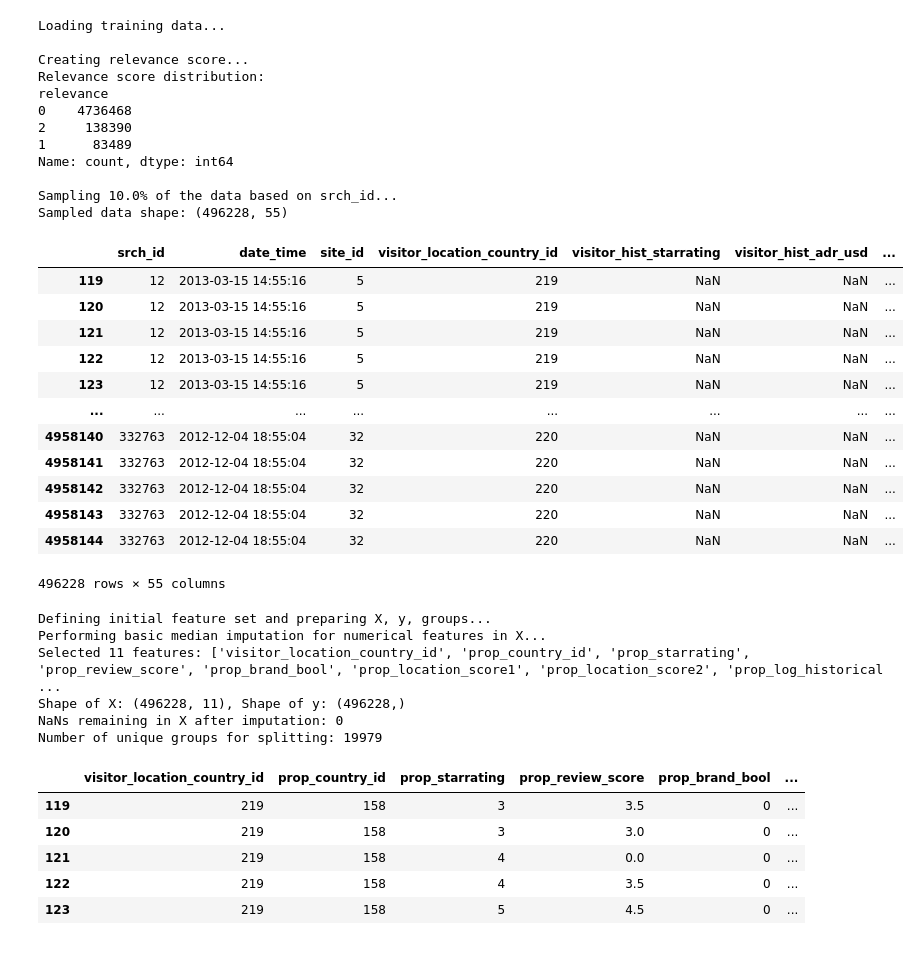
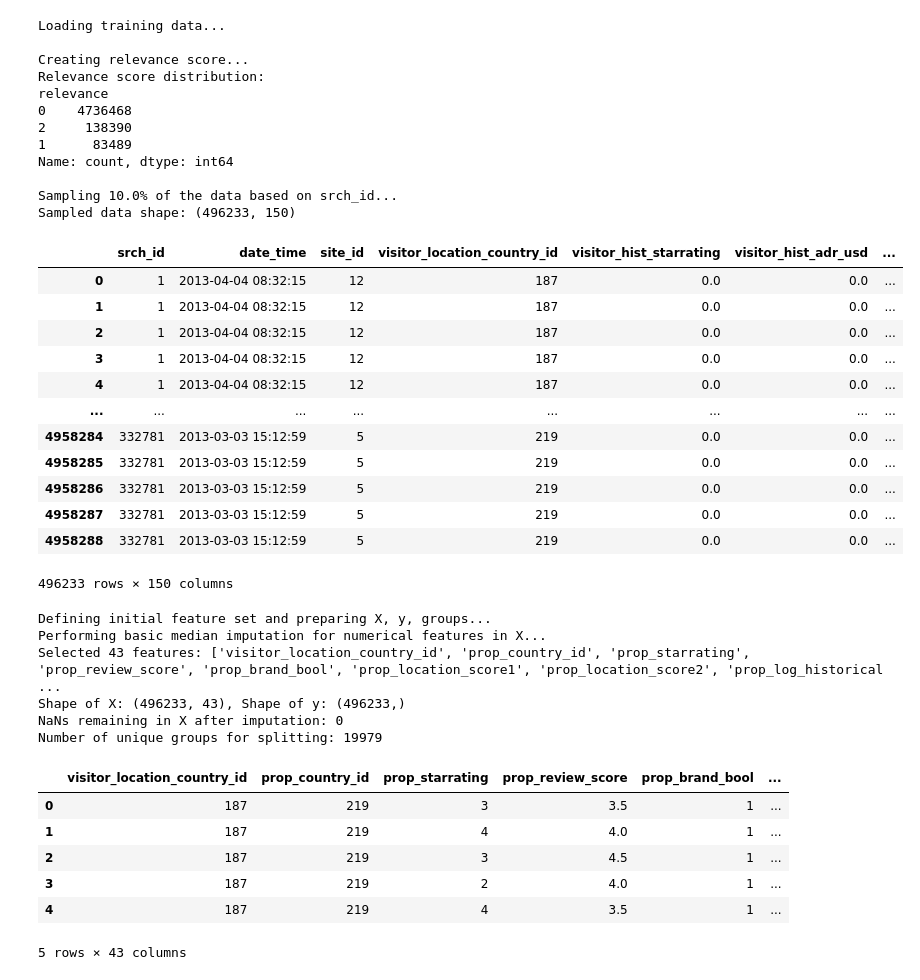
Before and after one commit to ChiefGitau/dm_kaggle_Personalize_Expedia_Hotel, a Jupyter notebook: main.ipynb, the cells around one changed output. Drawn from its saved outputs; the diff is of its cells as text; code cells hidden in the pictures.

```diff
--- a/main.ipynb
+++ b/main.ipynb
@@ -17,10 +17,10 @@ import warnings # For managing warnings from Optuna/LightGBM if needed
 
 # --- Configuration ---
 
-DATA_DIR = '../data.nosync'
-TRAIN_FILE = os.path.join(DATA_DIR, 'train_imputed.csv')
-TEST_FILE = os.path.join(DATA_DIR, 'test.csv') # Defined TEST_FILE path
-SUBMISSION_FILENAME = 'submission_modular.csv' # Defined submission filename
+DATA_DIR = '../data/'
+TRAIN_FILE = os.path.join(DATA_DIR, 'training_set_VU_DM_feature_engin.csv')
+TEST_FILE = os.path.join(DATA_DIR, 'test_set_VU_DM_feature_engin.csv') # Defined TEST_FILE path
+SUBMISSION_FILENAME = '../data/submission_modular.csv'  # Defined submission filename
 
 SAMPLE_FRACTION = 0.1 # Use 10% of the data for faster runs during development
 N_FOLDS_CV = 5         # Number of folds for general cross-validation
@@ -82,23 +82,23 @@ relevance
 Name: count, dtype: int64
 
 Sampling 10.0% of the data based on srch_id...
-Sampled data shape: (496228, 55)
+Sampled data shape: (496233, 150)
 # %%
 df_sample
 # %% [output]
 |  | srch_id | date_time | site_id | visitor_location_country_id | visitor_hist_starrating | visitor_hist_adr_usd | ... |
-| 119 | 12 | 2013-03-15 14:55:16 | 5 | 219 | NaN | NaN | ... |
-| 120 | 12 | 2013-03-15 14:55:16 | 5 | 219 | NaN | NaN | ... |
-| 121 | 12 | 2013-03-15 14:55:16 | 5 | 219 | NaN | NaN | ... |
-| 122 | 12 | 2013-03-15 14:55:16 | 5 | 219 | NaN | NaN | ... |
-| 123 | 12 | 2013-03-15 14:55:16 | 5 | 219 | NaN | NaN | ... |
+| 0 | 1 | 2013-04-04 08:32:15 | 12 | 187 | 0.0 | 0.0 | ... |
+| 1 | 1 | 2013-04-04 08:32:15 | 12 | 187 | 0.0 | 0.0 | ... |
+| 2 | 1 | 2013-04-04 08:32:15 | 12 | 187 | 0.0 | 0.0 | ... |
+| 3 | 1 | 2013-04-04 08:32:15 | 12 | 187 | 0.0 | 0.0 | ... |
+| 4 | 1 | 2013-04-04 08:32:15 | 12 | 187 | 0.0 | 0.0 | ... |
 | ... | ... | ... | ... | ... | ... | ... | ... |
-| 4958140 | 332763 | 2012-12-04 18:55:04 | 32 | 220 | NaN | NaN | ... |
-| 4958141 | 332763 | 2012-12-04 18:55:04 | 32 | 220 | NaN | NaN | ... |
-| 4958142 | 332763 | 2012-12-04 18:55:04 | 32 | 220 | NaN | NaN | ... |
-| 4958143 | 332763 | 2012-12-04 18:55:04 | 32 | 220 | NaN | NaN | ... |
-| 4958144 | 332763 | 2012-12-04 18:55:04 | 32 | 220 | NaN | NaN | ... |
+| 4958284 | 332781 | 2013-03-03 15:12:59 | 5 | 219 | 0.0 | 0.0 | ... |
+| 4958285 | 332781 | 2013-03-03 15:12:59 | 5 | 219 | 0.0 | 0.0 | ... |
+| 4958286 | 332781 | 2013-03-03 15:12:59 | 5 | 219 | 0.0 | 0.0 | ... |
+| 4958287 | 332781 | 2013-03-03 15:12:59 | 5 | 219 | 0.0 | 0.0 | ... |
+| 4958288 | 332781 | 2013-03-03 15:12:59 | 5 | 219 | 0.0 | 0.0 | ... |
-496228 rows × 55 columns
+496233 rows × 150 columns
 # %%
 # --- 4. Initial Feature Selection & Preparation ---
 X = None
@@ -109,11 +109,34 @@ feature_columns = [] # Initialize
 if df_sample is not None:
     print("\nDefining initial feature set and preparing X, y, groups...")
     feature_columns = [
+        # Base features
         'visitor_location_country_id', 'prop_country_id',
         'prop_starrating', 'prop_review_score', 'prop_brand_bool',
         'prop_location_score1', 'prop_location_score2', 'prop_log_historical_price',
-        'price_usd', 'promotion_flag', 'orig_destination_distance'
-        # Add more features after EDA and proper missing value handling from EDA notebook
+        'price_usd', 'promotion_flag', 'orig_destination_distance',
+
+        # Property features
+        'hotel_quality', 'star_review_gap', 'combined_location_score',
+        'location_quality', 'distance_category', 'prop_popularity',
+        'prop_country_rank_pct',
+
+        # Price features
+        'price_per_night', 'value_for_money_normalized', 'price_normalized',
+        'price_rank_pct', 'price_tier', 'has_promotion', 'price_discount',
+
+        # Competitive features
+        'competitors_count', 'better_price_count', 'price_comp_ratio', 'comp_advantage',
+
+        # User features
+        'is_domestic_search', 'total_travelers', 'is_family',
+        'is_short_stay', 'is_long_stay', 'is_last_minute', 'is_early_booking',
+
+        # Time features
+        'is_weekend', 'is_holiday_season',
+
+        # Interaction features
+        'user_prop_country_match', 'star_rating_for_price', 'review_for_price',
+        'location_for_price', 'quality_price_ratio'
     ]
 
     # Ensure all selected feature columns exist in df_sample
@@ -131,40 +154,41 @@ if df_sample is not None:
 
         # Basic Imputation (should ideally be done based on EDA insights and training set stats)
         # This imputation is done on the *sampled* data (X).
         # For test set imputation later, medians from this X will be used.
         print("Performing basic median imputation for numerical features in X...")
         for col in X.columns:
             if X[col].isnull().any():
                 if pd.api.types.is_numeric_dtype(X[col]):
                     median_val = X[col].median()
                     X[col].fillna(median_val, inplace=True)
                     # print(f"Imputed NaNs in '{col}' with median: {median_val}")
                 # Add mode imputation for categorical if any, or use a placeholder string
 
         print(f"Selected {len(feature_columns)} features: {feature_columns}")
         print(f"Shape of X: {X.shape}, Shape of y: {y.shape}")
         print(f"NaNs remaining in X after imputation: {X.isnull().sum().sum()}")
         if groups_for_splitting is not None:
             print(f"Number of unique groups for splitting: {groups_for_splitting.nunique()}")
 else:
     print("Skipping feature selection as df_sample is None.")
 
 # Display X's head to verify
 if X is not None:
     display(X.head())
 # %% [output]
 Defining initial feature set and preparing X, y, groups...
 Performing basic median imputation for numerical features in X...
-Selected 11 features: ['visitor_location_country_id', 'prop_country_id', 'prop_starrating', 'prop_review_score', 'prop_brand_bool', 'prop_location_score1', 'prop_location_score2', 'prop_log_historical ...
-Shape of X: (496228, 11), Shape of y: (496228,)
+Selected 43 features: ['visitor_location_country_id', 'prop_country_id', 'prop_starrating', 'prop_review_score', 'prop_brand_bool', 'prop_location_score1', 'prop_location_score2', 'prop_log_historical ...
+Shape of X: (496233, 43), Shape of y: (496233,)
 NaNs remaining in X after imputation: 0
 Number of unique groups for splitting: 19979
 |  | visitor_location_country_id | prop_country_id | prop_starrating | prop_review_score | prop_brand_bool | ... |
-| 119 | 219 | 158 | 3 | 3.5 | 0 | ... |
-| 120 | 219 | 158 | 3 | 3.0 | 0 | ... |
-| 121 | 219 | 158 | 4 | 0.0 | 0 | ... |
-| 122 | 219 | 158 | 4 | 3.5 | 0 | ... |
-| 123 | 219 | 158 | 5 | 4.5 | 0 | ... |
+| 0 | 187 | 219 | 3 | 3.5 | 1 | ... |
+| 1 | 187 | 219 | 4 | 4.0 | 1 | ... |
+| 2 | 187 | 219 | 3 | 4.5 | 1 | ... |
+| 3 | 187 | 219 | 2 | 4.0 | 1 | ... |
+| 4 | 187 | 219 | 4 | 3.5 | 1 | ... |
+5 rows × 43 columns
 # %%
 # --- 5. Cross-Validation (using modular function) ---
 import warnings
```
Also changed, not shown: parts of 4 cells of this notebook, 3 other files.
